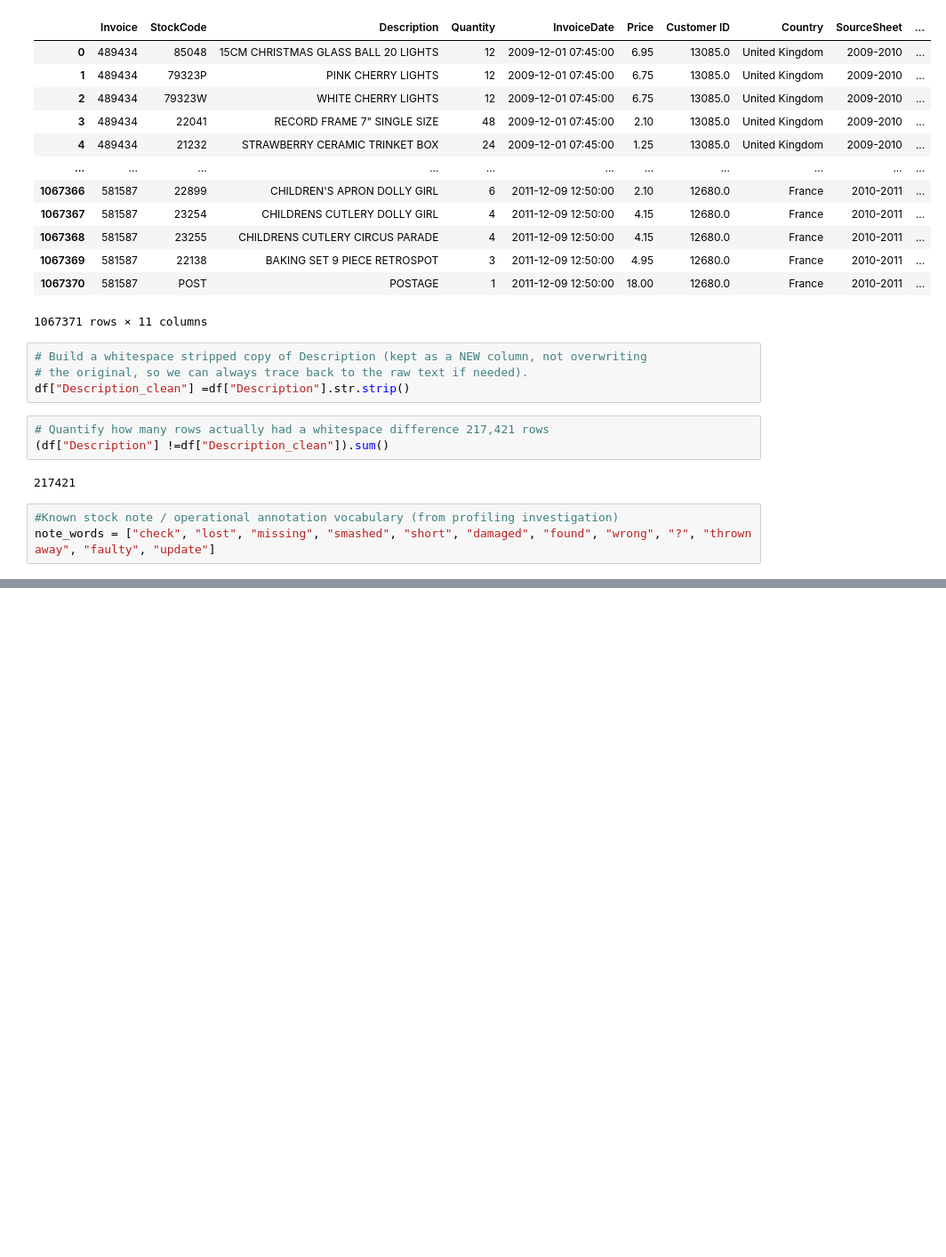
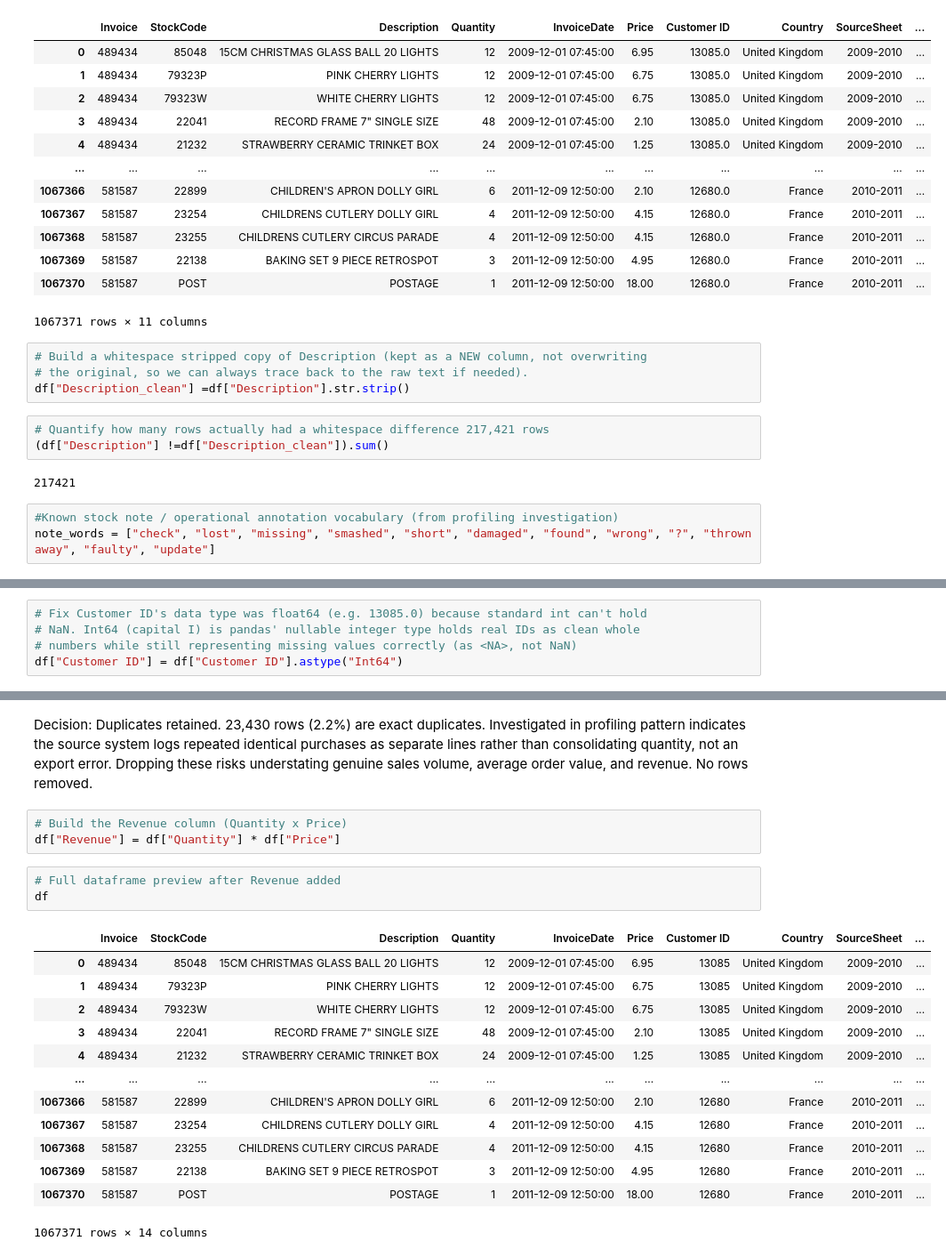
Before and after one commit to adnaniftikhar09/ecommerce-analytics-project, a Jupyter notebook: notebooks/02_data_cleaning.ipynb, the cells around one changed output, grey strips where cells are left out. Shown at 89% size. Saved outputs shown, nothing was run; the diff lists cells and outputs as text; blank space fills up the shorter version.

```diff
--- a/notebooks/02_data_cleaning.ipynb
+++ b/notebooks/02_data_cleaning.ipynb
@@ -122,0 +286,5 @@ note_words = ["check", "lost", "missing", "smashed", "short", "damaged", "found"
+# %%
+# Fix Customer ID's data type was float64 (e.g. 13085.0) because standard int can't hold
+# NaN. Int64 (capital I) is pandas' nullable integer type holds real IDs as clean whole
+# numbers while still representing missing values correctly (as <NA>, not NaN)
+df["Customer ID"] = df["Customer ID"].astype("Int64")
@@ -122,0 +320,22 @@ note_words = ["check", "lost", "missing", "smashed", "short", "damaged", "found"
+# %% [markdown]
+Decision: Duplicates retained. 23,430 rows (2.2%) are exact duplicates. Investigated in profiling pattern indicates the source system logs repeated identical purchases as separate lines rather than consolidating quantity, not an export error. Dropping these risks understating genuine sales volume, average order value, and revenue. No rows removed.
+# %%
+# Build the Revenue column (Quantity x Price)
+df["Revenue"] = df["Quantity"] * df["Price"]
+# %%
+# Full dataframe preview after Revenue added
+df
+# %% [output]
+|  | Invoice | StockCode | Description | Quantity | InvoiceDate | Price | Customer ID | Country | SourceSheet | ... |
+| 0 | 489434 | 85048 | 15CM CHRISTMAS GLASS BALL 20 LIGHTS | 12 | 2009-12-01 07:45:00 | 6.95 | 13085 | United Kingdom | 2009-2010 | ... |
+| 1 | 489434 | 79323P | PINK CHERRY LIGHTS | 12 | 2009-12-01 07:45:00 | 6.75 | 13085 | United Kingdom | 2009-2010 | ... |
+| 2 | 489434 | 79323W | WHITE CHERRY LIGHTS | 12 | 2009-12-01 07:45:00 | 6.75 | 13085 | United Kingdom | 2009-2010 | ... |
+| 3 | 489434 | 22041 | RECORD FRAME 7" SINGLE SIZE | 48 | 2009-12-01 07:45:00 | 2.10 | 13085 | United Kingdom | 2009-2010 | ... |
+| 4 | 489434 | 21232 | STRAWBERRY CERAMIC TRINKET BOX | 24 | 2009-12-01 07:45:00 | 1.25 | 13085 | United Kingdom | 2009-2010 | ... |
+| ... | ... | ... | ... | ... | ... | ... | ... | ... | ... | ... |
+| 1067366 | 581587 | 22899 | CHILDREN'S APRON DOLLY GIRL | 6 | 2011-12-09 12:50:00 | 2.10 | 12680 | France | 2010-2011 | ... |
+| 1067367 | 581587 | 23254 | CHILDRENS CUTLERY DOLLY GIRL | 4 | 2011-12-09 12:50:00 | 4.15 | 12680 | France | 2010-2011 | ... |
+| 1067368 | 581587 | 23255 | CHILDRENS CUTLERY CIRCUS PARADE | 4 | 2011-12-09 12:50:00 | 4.15 | 12680 | France | 2010-2011 | ... |
+| 1067369 | 581587 | 22138 | BAKING SET 9 PIECE RETROSPOT | 3 | 2011-12-09 12:50:00 | 4.95 | 12680 | France | 2010-2011 | ... |
+| 1067370 | 581587 | POST | POSTAGE | 1 | 2011-12-09 12:50:00 | 18.00 | 12680 | France | 2010-2011 | ... |
+1067371 rows × 14 columns
```
Also changed, not shown: parts of 28 cells of this notebook, 1 other file.
